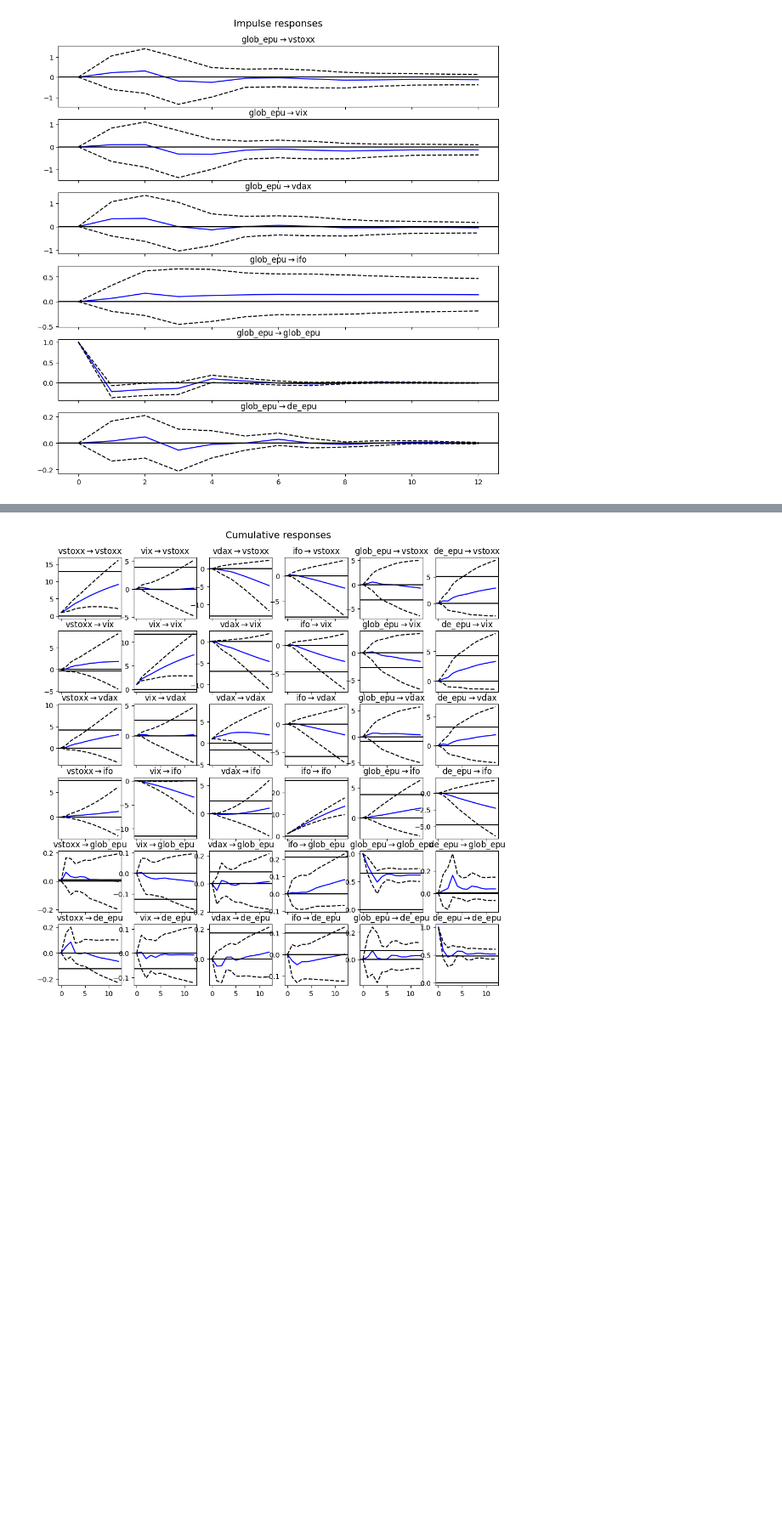
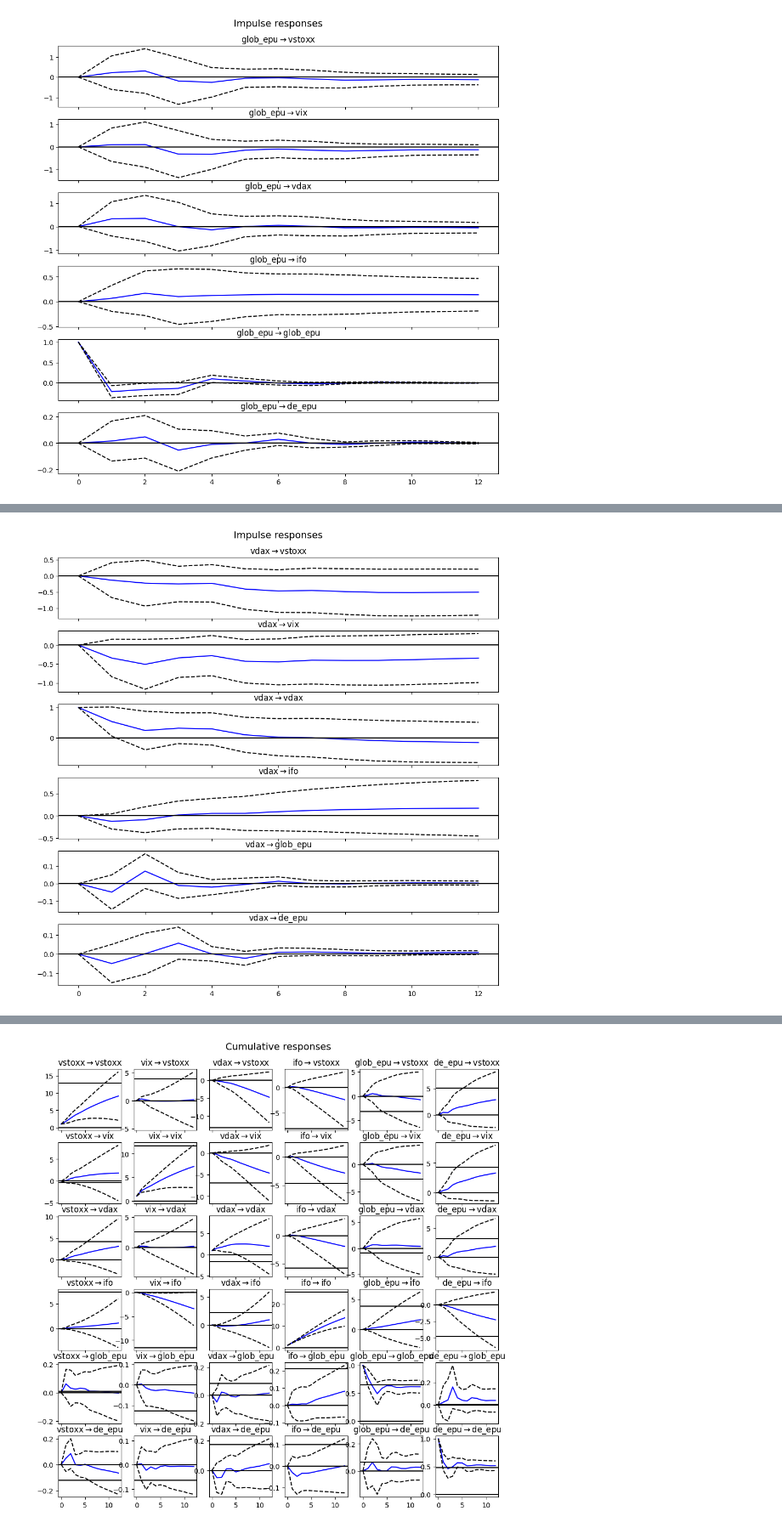
Before and after one commit to Joshi-77/BA-VAR, a Jupyter notebook: main.ipynb, the cells around one changed output, grey strips where cells are left out. Shown at 85% size. Saved outputs shown, nothing was run; the diff lists cells and outputs as text; code cells hidden in the pictures; blank space fills up the shorter version.

```diff
--- a/main.ipynb
+++ b/main.ipynb
@@ -369,0 +382,4 @@ irf.plot(impulse='glob_epu').get_figure().savefig('glob_epu.png')
+# %%
+irf.plot(impulse='vdax').get_figure().savefig('vdax.png')
+# %% [output]
+[figure, added]
```
Also changed, not shown: parts of 4 cells of this notebook, 1 other file.
